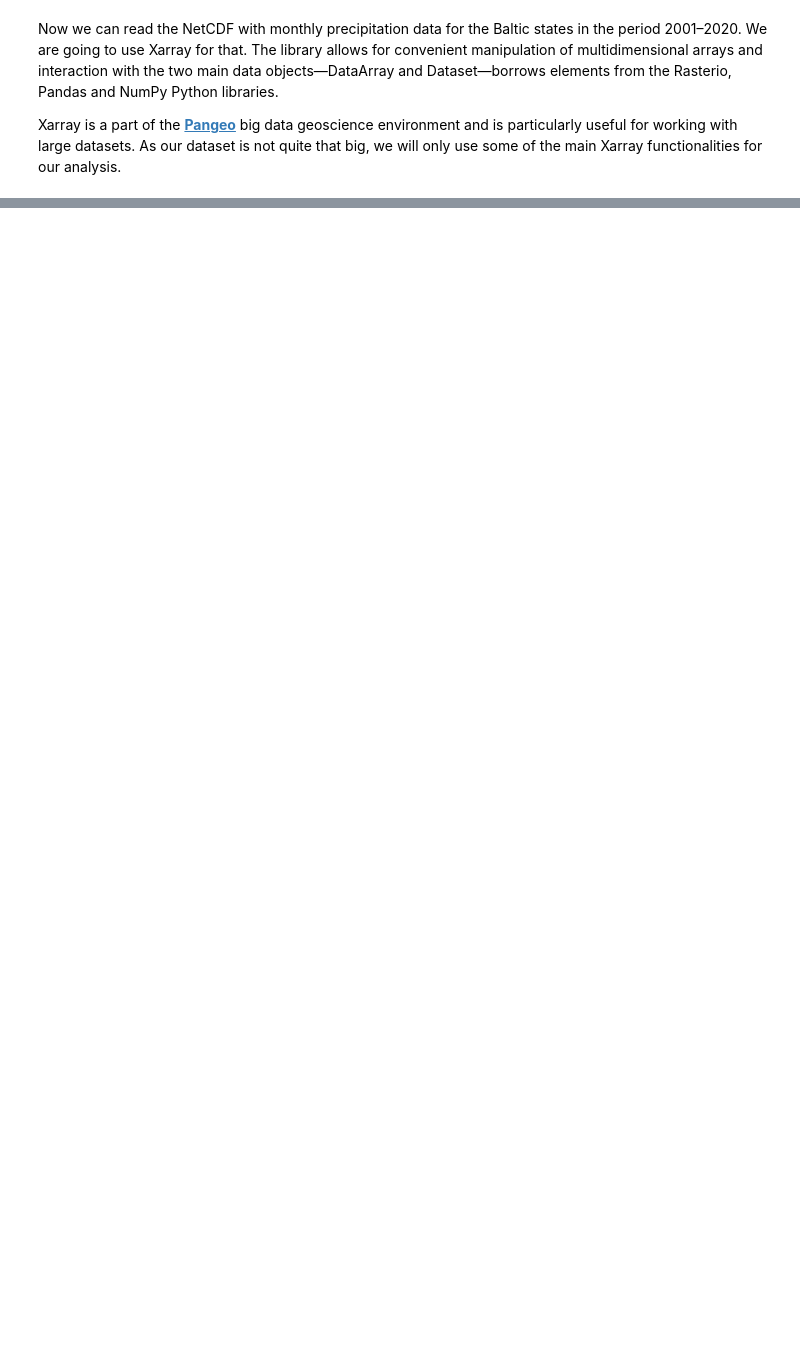
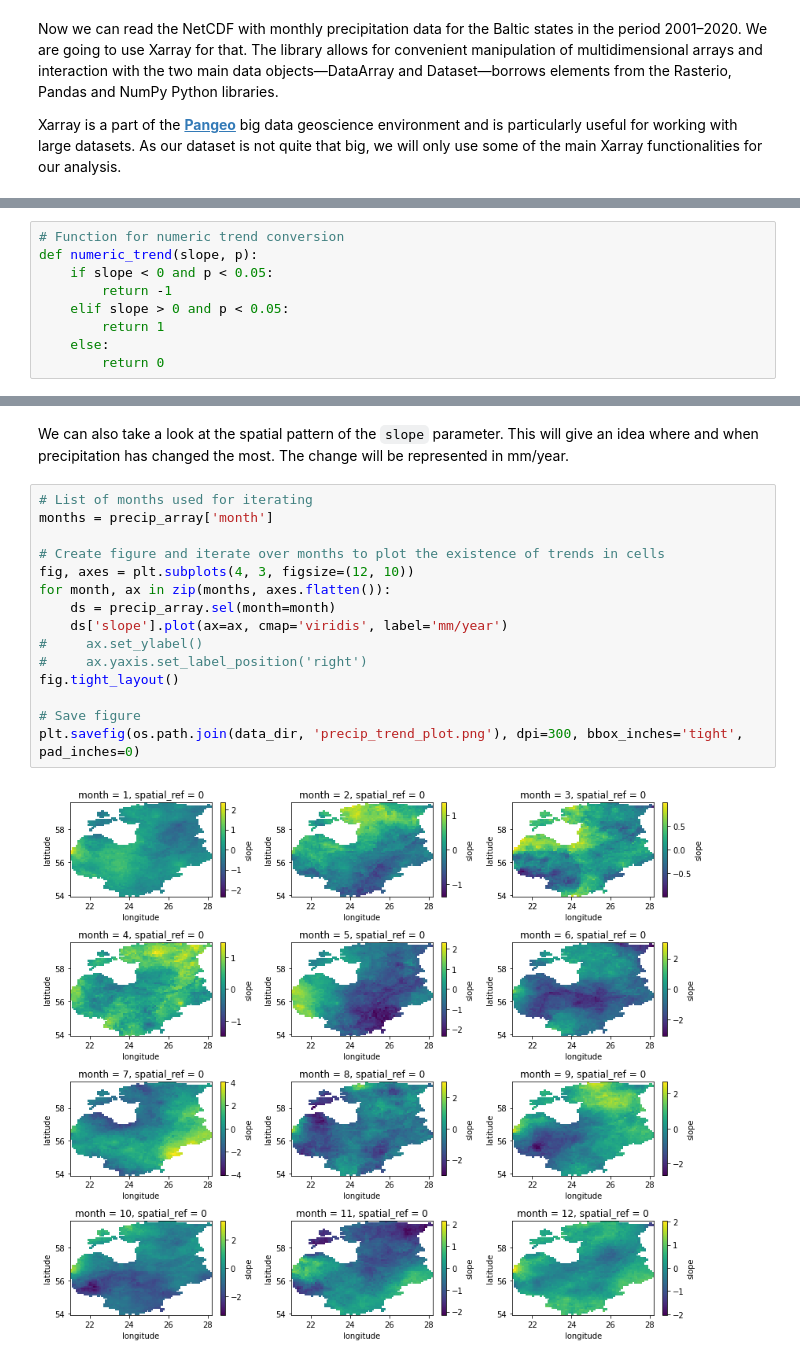
Before and after one commit to LandscapeGeoinformatics/EGU_2021_lgeo_workshops, a Jupyter notebook: SC5.8/EGU2021_Workshop_SC58.ipynb, the cells around one changed output, grey strips where cells are left out. Cells and saved outputs as stored; diff of their text form; blank space fills up the shorter version.

```diff
--- a/SC5.8/EGU2021_Workshop_SC58.ipynb
+++ b/SC5.8/EGU2021_Workshop_SC58.ipynb
@@ -371,0 +332,9 @@ for month, ax in zip(months, axes.flatten()):
+# %%
+# Function for numeric trend conversion
+def numeric_trend(slope, p):
+    if slope < 0 and p < 0.05:
+        return -1
+    elif slope > 0 and p < 0.05:
+        return 1
+    else:
+        return 0
@@ -371,0 +447,19 @@ for month, ax in zip(months, axes.flatten()):
+# %% [markdown]
+We can also take a look at the spatial pattern of the `slope` parameter. This will give an idea where and when precipitation has changed the most. The change will be represented in mm/year.
+# %%
+# List of months used for iterating
+months = precip_array['month']
+
+# Create figure and iterate over months to plot the existence of trends in cells
+fig, axes = plt.subplots(4, 3, figsize=(12, 10))
+for month, ax in zip(months, axes.flatten()):
+    ds = precip_array.sel(month=month)
+    ds['slope'].plot(ax=ax, cmap='viridis', label='mm/year')
+#     ax.set_ylabel()
+#     ax.yaxis.set_label_position('right')
+fig.tight_layout()
+
+# Save figure
+plt.savefig(os.path.join(data_dir, 'precip_trend_plot.png'), dpi=300, bbox_inches='tight', pad_inches=0)
+# %% [output]
+[figure, added]
```
Also changed, not shown: parts of 52 cells of this notebook, 1 other file.
